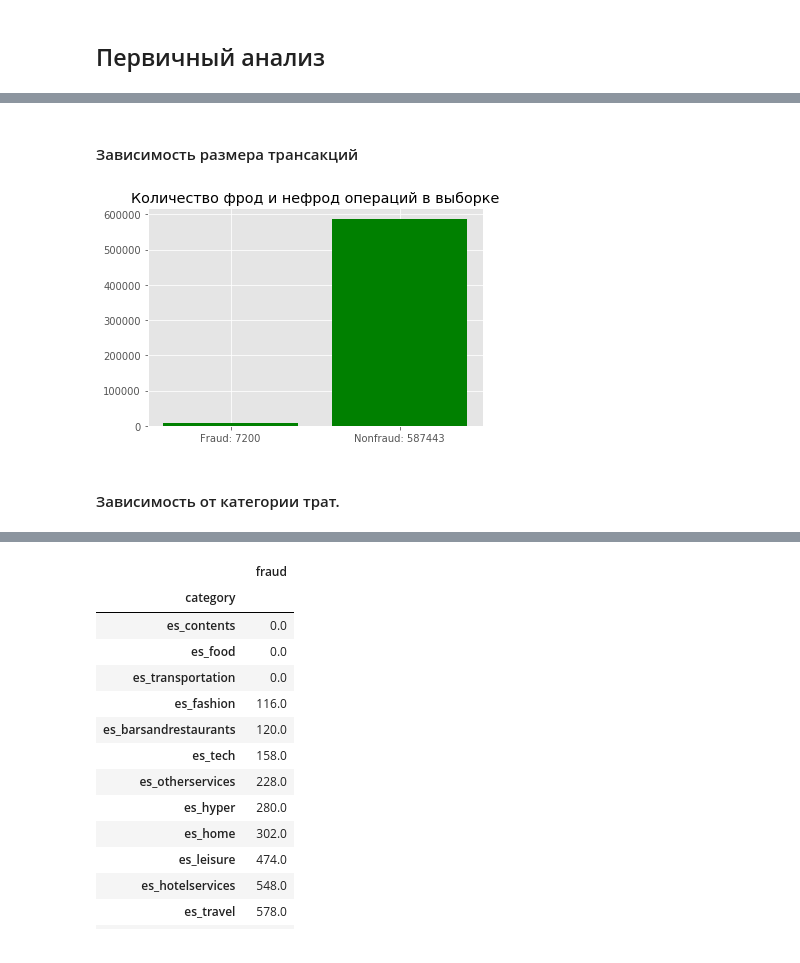
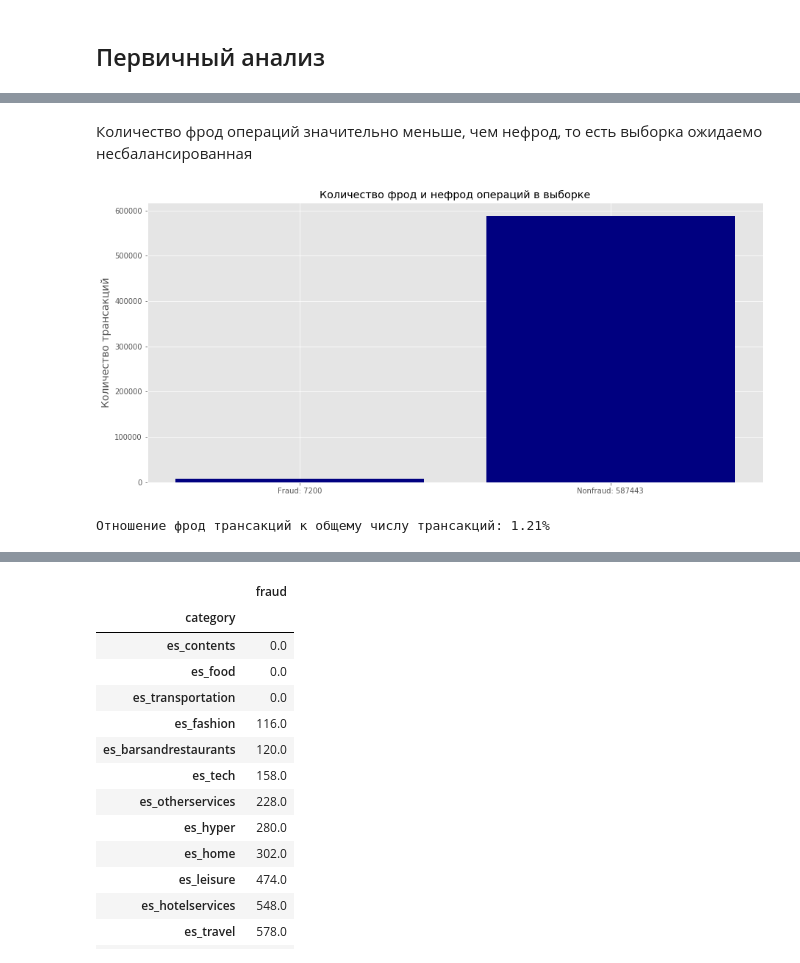
Before and after one commit to Natawren/DA_sber, a Jupyter notebook: final/Fraud.ipynb, the cells around one changed output, grey strips where cells are left out. Drawn from its saved outputs; the diff is of its cells as text; code cells hidden in the pictures.

```diff
--- a/final/Fraud.ipynb
+++ b/final/Fraud.ipynb
@@ -80,0 +83,18 @@ df.head(5)
+# %%
+def make_bar_plot(title, x, y,xlabel,ylabel, color = 'navy'):
+    plt.figure(figsize=(15,7))
+    plt.style.use('ggplot')
+    plt.bar(x, y, color= color)
+    plt.xlabel(xlabel,fontsize=14)
+    plt.ylabel(ylabel,fontsize=14)
+    plt.title(title)
+    plt.show()
+
+def make_barh_plot(title, x, y,xlabel, ylabel, color = 'navy', figsize=(20,7)):
+    plt.figure(figsize=figsize)
+#     plt.style.use('ggplot')
+    plt.barh(x, y, color= color)
+    plt.title(title)
+    plt.xlabel(xlabel,fontsize=14)
+    plt.ylabel(ylabel,fontsize=14)
+    plt.show()
@@ -93,16 +136,11 @@ def get_fraud_perc(column, df, df_fraud):
-# %% [markdown]
-#### Зависимость  размера трансакций
-# %%
-#Количество фрод операций значительно меньше, чем нефрод, то есть выборка ожидаемо несбалансированная
-
-plt.style.use('ggplot')
-
-x = [f'Fraud: {len(df_fraud)}', f'Nonfraud: {len(df_nonfraud)}']
-y = [len(df_fraud), len(df_nonfraud)]
-plt.bar(x, y, color='green')
-plt.title("Количество фрод и нефрод операций в выборке")
-plt.show()
-# %% [output]
-[figure, removed]
-# %% [markdown]
-#### Зависимость от категории трат.
+# %% [markdown]
+Количество фрод операций значительно меньше, чем нефрод, то есть выборка ожидаемо несбалансированная
+# %%
+x = [f'Fraud: {len(df_fraud)}', f'Nonfraud: {len(df_nonfraud)}']
+y = [len(df_fraud), len(df_nonfraud)]
+make_bar_plot("Количество фрод и нефрод операций в выборке", x, y, "", "Количество трансакций")
+
+print(f'Отношение фрод трансакций к общему числу трансакций: {round(len(df_fraud)/len(df)*100, 2)}%', )
+# %% [output]
+[figure, added]
+Отношение фрод трансакций к общему числу трансакций: 1.21%
```
Also changed, not shown: parts of 28 cells of this notebook.
